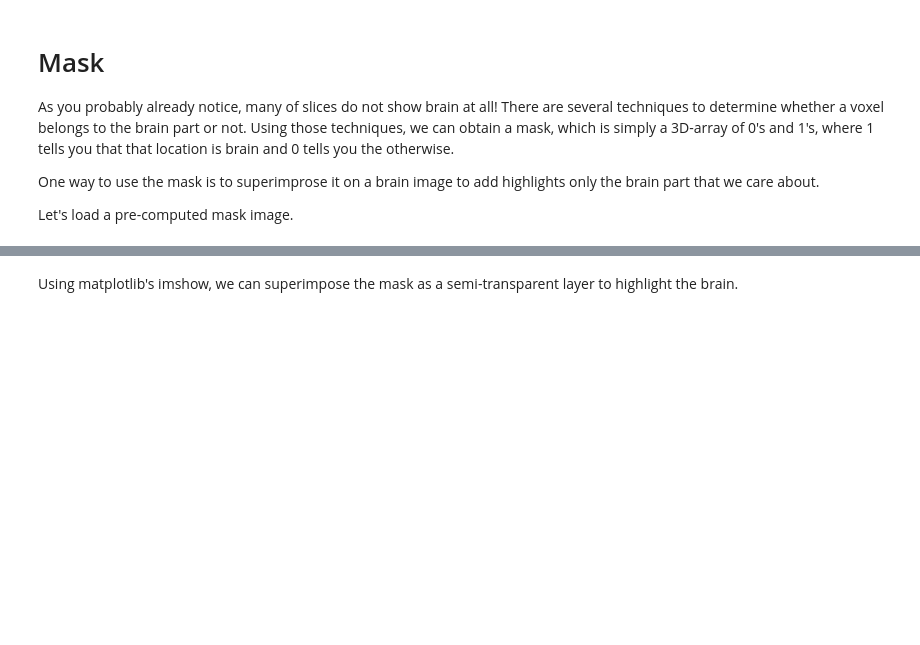
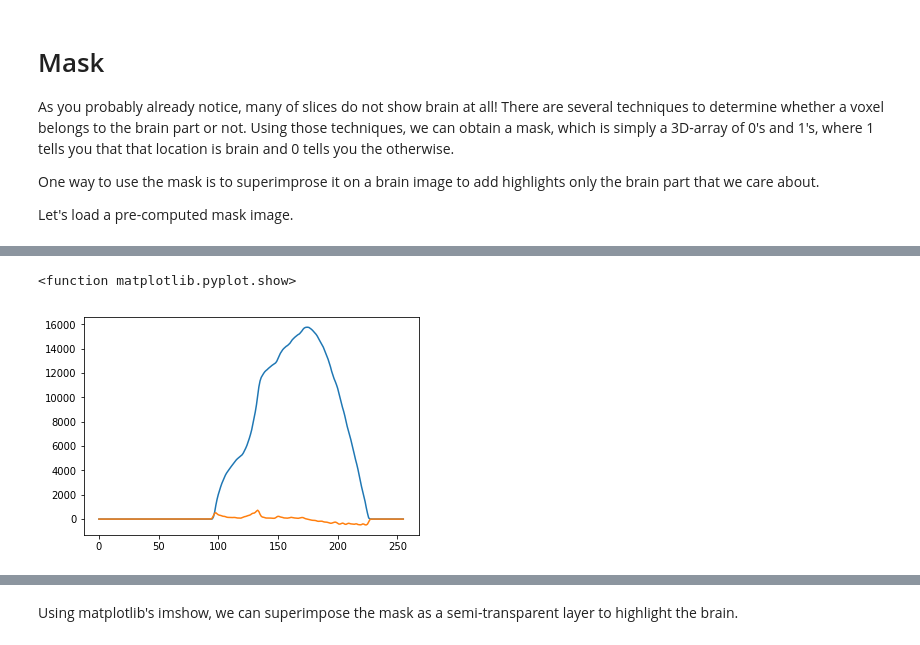
Before and after one commit to knights207210/bai-book, a Jupyter notebook: content/labs/lab-image/index.ipynb, the cells around one changed output, grey strips where cells are left out. Saved outputs shown, nothing was run; the diff lists cells and outputs as text; code cells hidden in the pictures; blank space fills up the shorter version.

```diff
--- a/content/labs/lab-image/index.ipynb
+++ b/content/labs/lab-image/index.ipynb
@@ -80,0 +127,13 @@ mask = nib.load('./mask.nii.gz')
+# %%
+brain_size_z = []
+for i in range(data.shape[2]):
+    brain_size_z.append(mask.get_fdata()[:,:,i].sum())
+
+plt.plot(brain_size_z)
+
+brain_size_z_gra = np.gradient(brain_size_z)
+plt.plot(brain_size_z_gra)
+plt.show
+# %% [output]
+<function matplotlib.pyplot.show>
+[figure, added]
```
Also changed, not shown: parts of 5 cells of this notebook, 38 other files.
